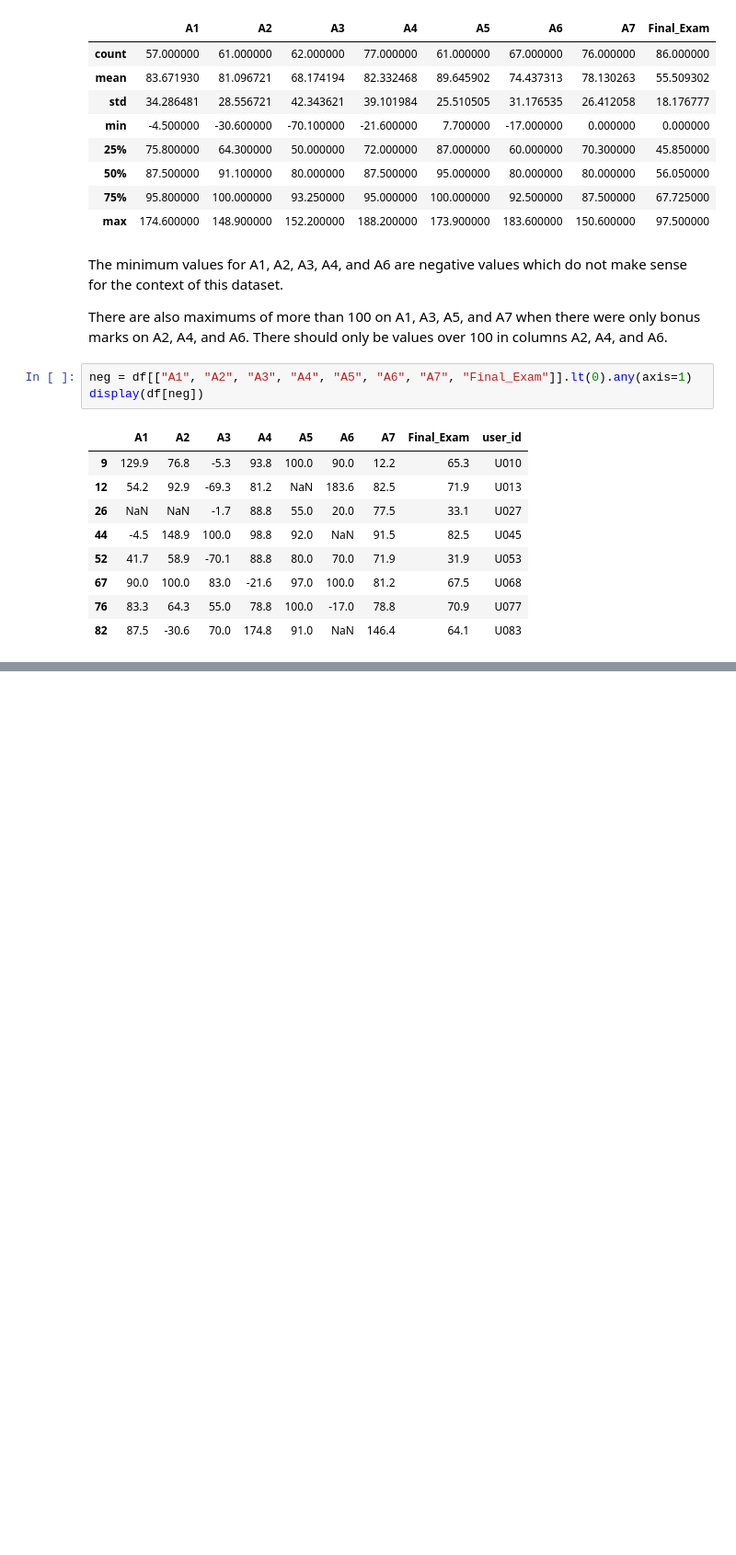
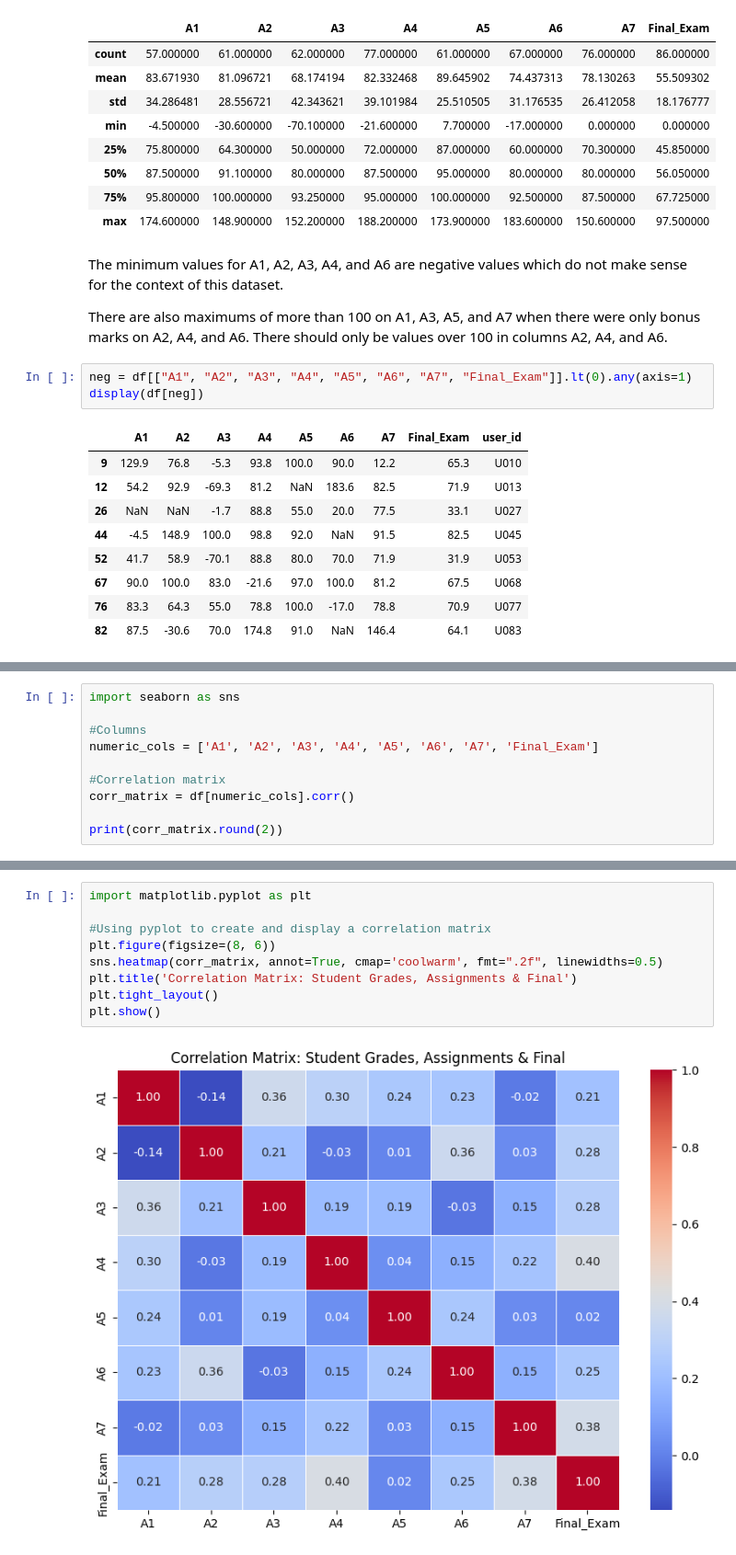
Before and after one commit to zlwym/Mann_Zoe_LabTask, a Jupyter notebook: labtask02.ipynb, the cells around one changed output, grey strips where cells are left out. Shown at 92% size. Drawn from its saved outputs; the diff is of its cells as text; blank space fills up the shorter version.

```diff
--- a/labtask02.ipynb
+++ b/labtask02.ipynb
@@ -154,0 +180,10 @@ lt() helps check for values in the dataframe that are less than a specified valu
+# %%
+import seaborn as sns
+
+#Columns
+numeric_cols = ['A1', 'A2', 'A3', 'A4', 'A5', 'A6', 'A7', 'Final_Exam']
+
+#Correlation matrix
+corr_matrix = df[numeric_cols].corr()
+
+print(corr_matrix.round(2))
@@ -154,0 +200,11 @@ lt() helps check for values in the dataframe that are less than a specified valu
+# %%
+import matplotlib.pyplot as plt
+
+#Using pyplot to create and display a correlation matrix
+plt.figure(figsize=(8, 6))
+sns.heatmap(corr_matrix, annot=True, cmap='coolwarm', fmt=".2f", linewidths=0.5)
+plt.title('Correlation Matrix: Student Grades, Assignments & Final')
+plt.tight_layout()
+plt.show()
+# %% [output]
+[figure, added]
```
Also changed, not shown: parts of 31 cells of this notebook.
